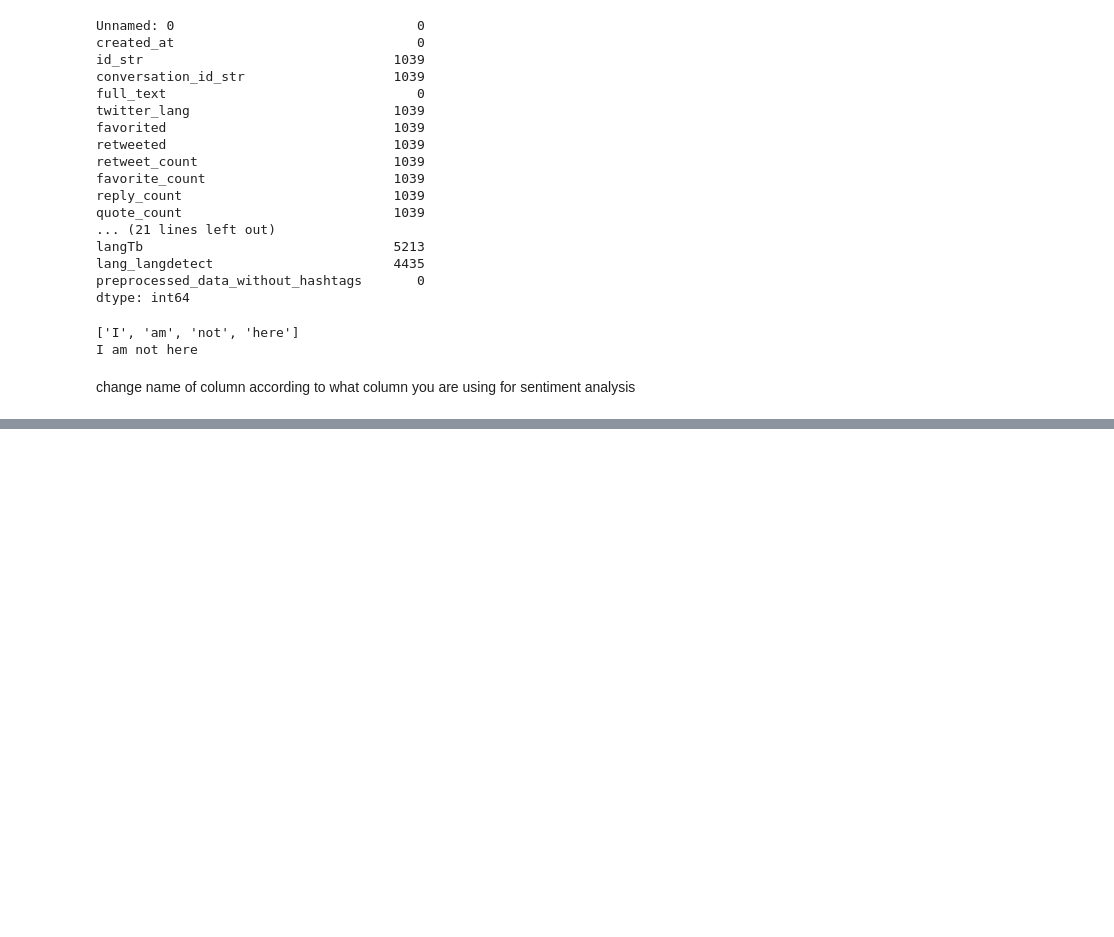
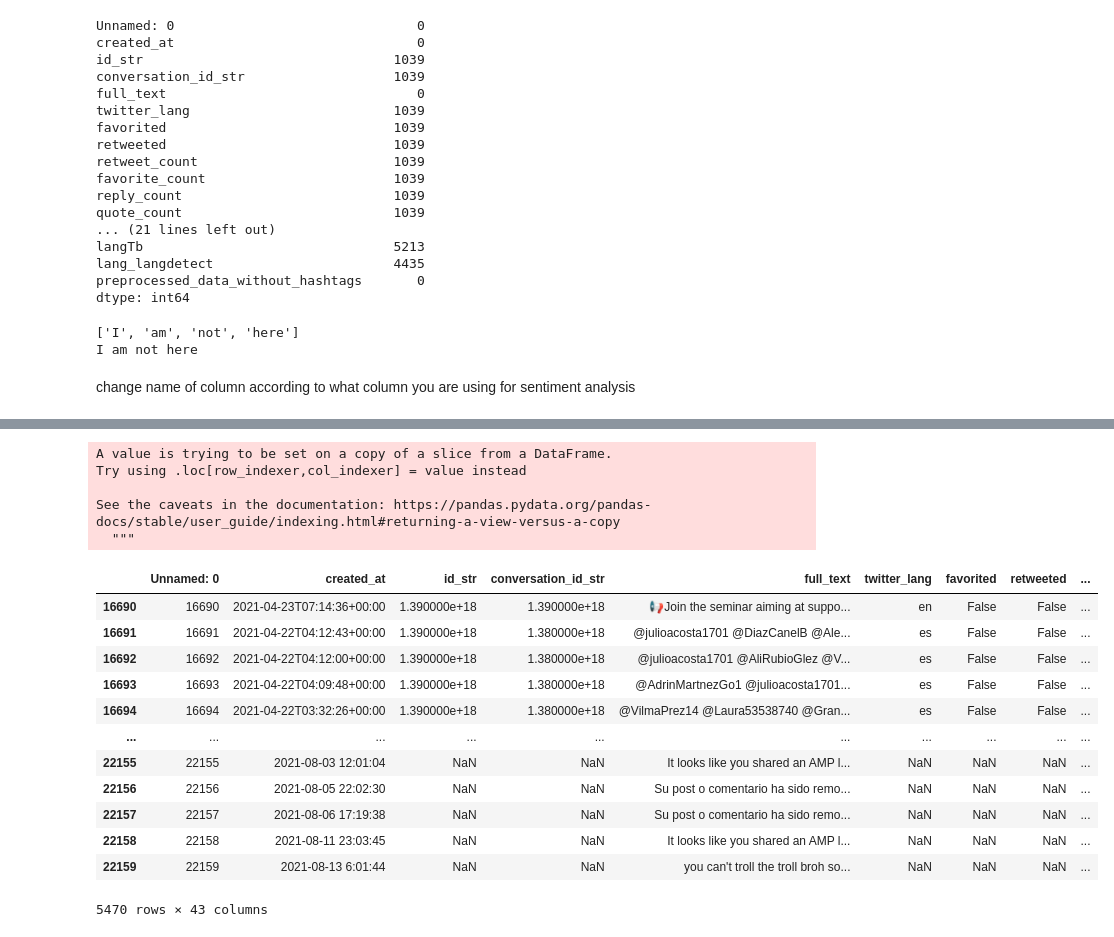
Before and after one commit to OmdenaAI/omdena-colombia-socialnetwork, a Jupyter notebook: src/tasks/task-4-sentiment-analysis/SentimentAnalysisColombiaChapter.ipynb, the cells around one changed output, grey strips where cells are left out. Cells and saved outputs as stored; diff of their text form; code cells hidden in the pictures; blank space fills up the shorter version.

```diff
--- a/src/tasks/task-4-sentiment-analysis/SentimentAnalysisColombiaChapter.ipynb
+++ b/src/tasks/task-4-sentiment-analysis/SentimentAnalysisColombiaChapter.ipynb
@@ -213,0 +394,19 @@ files.download("Corrected_Final_All_English_Full_Text.csv")
+# %%
+#SpacyTextBlob
+import spacy
+from spacytextblob.spacytextblob import SpacyTextBlob
+
+nlp = spacy.load('en_core_web_sm')
+nlp.add_pipe('spacytextblob')
+score_spacy = []
+
+for i in range(data_english.shape[0]):
+  text = " ".join(data_english['text_emoji_emoticon_combined'].iloc[i])
+  doc = nlp(text)
+  pol = doc._.polarity
+  if pol >= 0:
+    score_spacy.append("pos")
+  else:
+    score_spacy.append("neg")
+
+data_english['sentiment_text_emoji_emoticon_combined_spacytextblob'] = score_spacy
@@ -213,0 +427,46 @@ files.download("Corrected_Final_All_English_Full_Text.csv")
+# %%
+df = data_english[['sentiment_text_emoji_emoticon_combined_textBlob', 'sentiment_text_emoji_emoticon_combined_vader',
+                   'sentiment_text_emoji_emoticon_combined_spacytextblob', 'sentiment_text_emoji_emoticon_combined_flair']]
+
+#finding the mode/majority
+df['majority'] = df.mode(axis=1)[0]
+
+#dropping columns
+df = df.drop(['sentiment_text_emoji_emoticon_combined_textBlob', 'sentiment_text_emoji_emoticon_combined_vader',
+              'sentiment_text_emoji_emoticon_combined_spacytextblob', 'sentiment_text_emoji_emoticon_combined_flair'], axis = 1)
+
+#concatinating two dataframe
+df_sentiment = pd.concat([data_english, df], axis=1)
+df_sentiment
+
+#changing string to integer
+score = []
+for i in range(df_sentiment.shape[0]):
+  text = df_sentiment['majority'].iloc[i]
+  if text == 'pos':
+    score.append('1')
+  else:
+    score.append('0')
+df_sentiment['sentiment_score_text_emoji_emoticon_combined'] = score
+# %% [output]
+A value is trying to be set on a copy of a slice from a DataFrame.
+Try using .loc[row_indexer,col_indexer] = value instead
+
+See the caveats in the documentation: https://pandas.pydata.org/pandas-docs/stable/user_guide/indexing.html#returning-a-view-versus-a-copy
+  """
+# %%
+df_sentiment
+# %% [output]
+|  | Unnamed: 0 | created_at | id_str | conversation_id_str | full_text | twitter_lang | favorited | retweeted | ... |
+| 16690 | 16690 | 2021-04-23T07:14:36+00:00 | 1.390000e+18 | 1.390000e+18 | 📢Join the seminar aiming at suppo... | en | False | False | ... |
+| 16691 | 16691 | 2021-04-22T04:12:43+00:00 | 1.390000e+18 | 1.380000e+18 | @julioacosta1701 @DiazCanelB @Ale... | es | False | False | ... |
+| 16692 | 16692 | 2021-04-22T04:12:00+00:00 | 1.390000e+18 | 1.380000e+18 | @julioacosta1701 @AliRubioGlez @V... | es | False | False | ... |
+| 16693 | 16693 | 2021-04-22T04:09:48+00:00 | 1.390000e+18 | 1.380000e+18 | @AdrinMartnezGo1 @julioacosta1701... | es | False | False | ... |
+| 16694 | 16694 | 2021-04-22T03:32:26+00:00 | 1.390000e+18 | 1.380000e+18 | @VilmaPrez14 @Laura53538740 @Gran... | es | False | False | ... |
+| ... | ... | ... | ... | ... | ... | ... | ... | ... | ... |
+| 22155 | 22155 | 2021-08-03 12:01:04 | NaN | NaN | It looks like you shared an AMP l... | NaN | NaN | NaN | ... |
+| 22156 | 22156 | 2021-08-05 22:02:30 | NaN | NaN | Su post o comentario ha sido remo... | NaN | NaN | NaN | ... |
+| 22157 | 22157 | 2021-08-06 17:19:38 | NaN | NaN | Su post o comentario ha sido remo... | NaN | NaN | NaN | ... |
+| 22158 | 22158 | 2021-08-11 23:03:45 | NaN | NaN | It looks like you shared an AMP l... | NaN | NaN | NaN | ... |
+| 22159 | 22159 | 2021-08-13 6:01:44 | NaN | NaN | you can't troll the troll broh so... | NaN | NaN | NaN | ... |
+5470 rows × 43 columns
```
Also changed, not shown: parts of 76 cells of this notebook.
